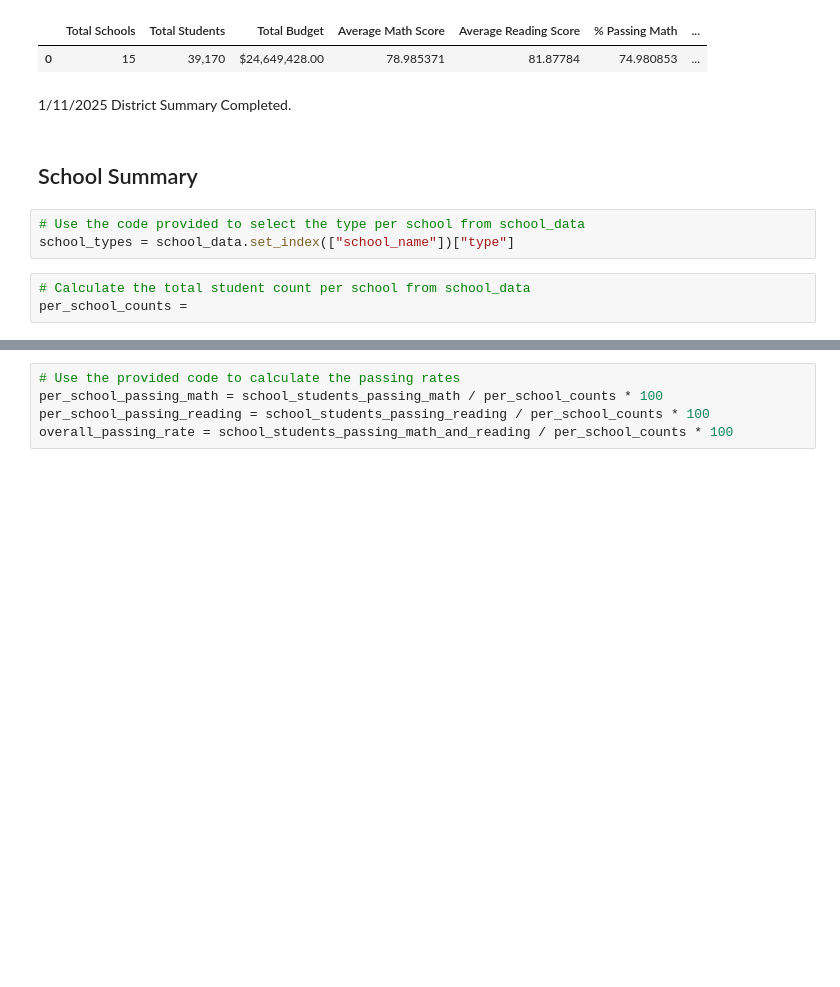
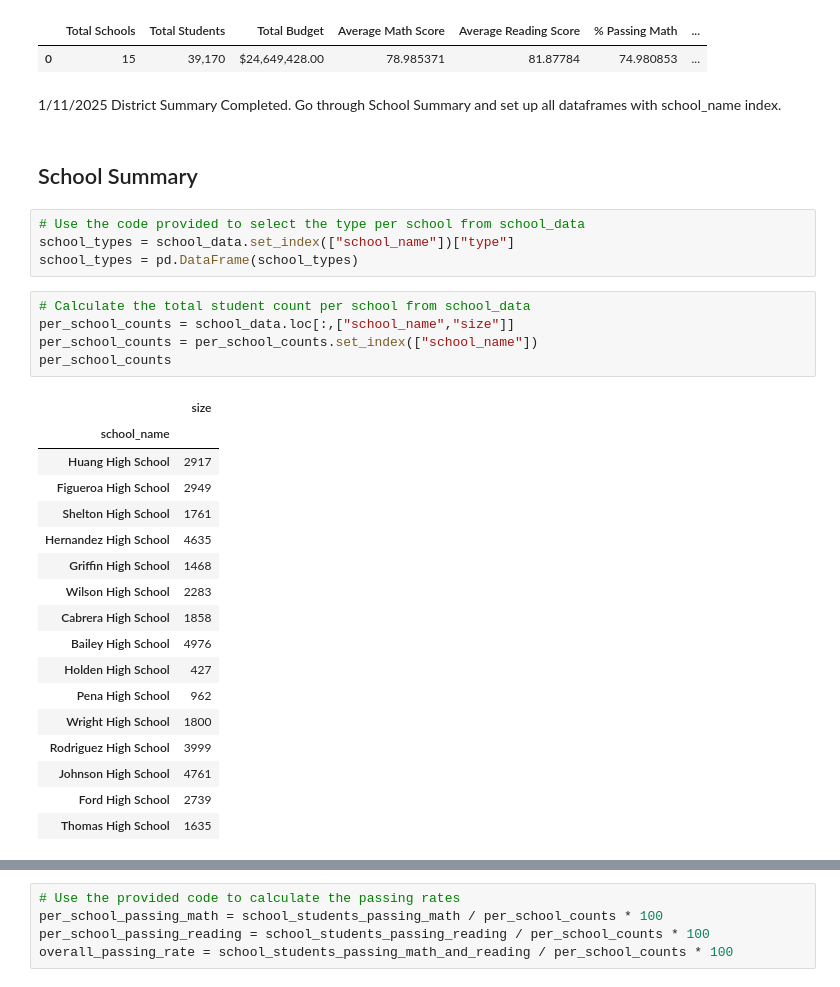
Before and after one commit to cbeat0n/pandas-challenge, a Jupyter notebook: PyCitySchools/PyCitySchools.ipynb, the cells around one changed output, grey strips where cells are left out. Saved outputs shown, nothing was run; the diff lists cells and outputs as text; blank space fills up the shorter version.

```diff
--- a/PyCitySchools/PyCitySchools.ipynb
+++ b/PyCitySchools/PyCitySchools.ipynb
@@ -104,14 +104,35 @@ district_summary
 |  | Total Schools | Total Students | Total Budget | Average Math Score | Average Reading Score | % Passing Math | ... |
 | 0 | 15 | 39,170 | $24,649,428.00 | 78.985371 | 81.87784 | 74.980853 | ... |
 # %% [markdown]
-1/11/2025 District Summary Completed.
+1/11/2025 District Summary Completed. Go through School Summary and set up all dataframes with school_name index.
 # %% [markdown]
 ## School Summary
 # %%
 # Use the code provided to select the type per school from school_data
 school_types = school_data.set_index(["school_name"])["type"]
+school_types = pd.DataFrame(school_types)
 # %%
 # Calculate the total student count per school from school_data
-per_school_counts =
+per_school_counts = school_data.loc[:,["school_name","size"]]
+per_school_counts = per_school_counts.set_index(["school_name"])
+per_school_counts
+# %% [output]
+|  | size |
+| school_name |  |
+| Huang High School | 2917 |
+| Figueroa High School | 2949 |
+| Shelton High School | 1761 |
+| Hernandez High School | 4635 |
+| Griffin High School | 1468 |
+| Wilson High School | 2283 |
+| Cabrera High School | 1858 |
+| Bailey High School | 4976 |
+| Holden High School | 427 |
+| Pena High School | 962 |
+| Wright High School | 1800 |
+| Rodriguez High School | 3999 |
+| Johnson High School | 4761 |
+| Ford High School | 2739 |
+| Thomas High School | 1635 |
 # %%
 # Calculate the total school budget and per capita spending per school from school_data
```
Also changed, not shown: parts of 7 cells of this notebook.
